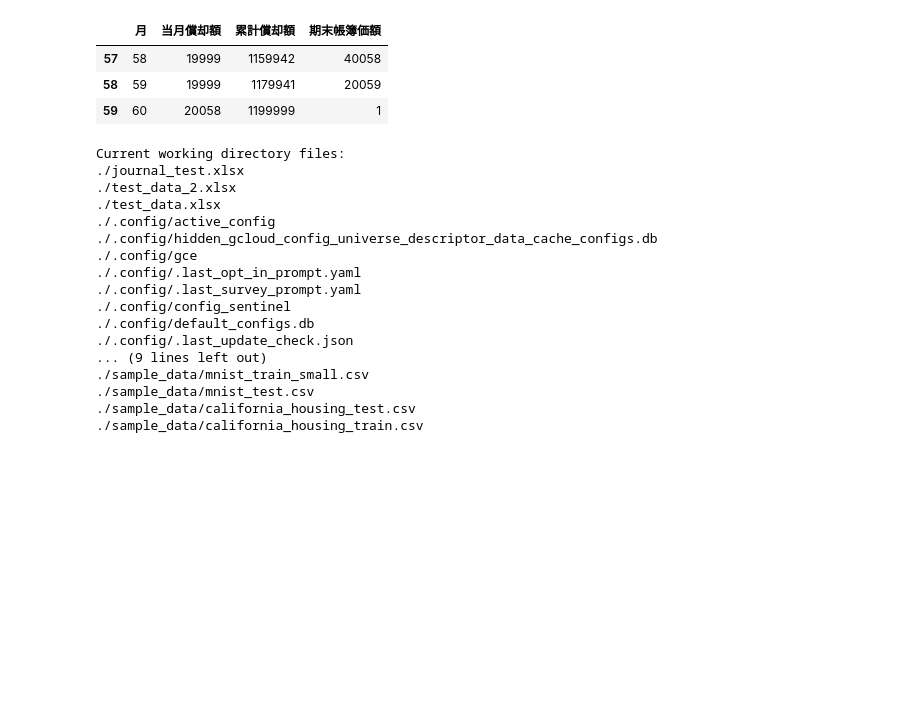
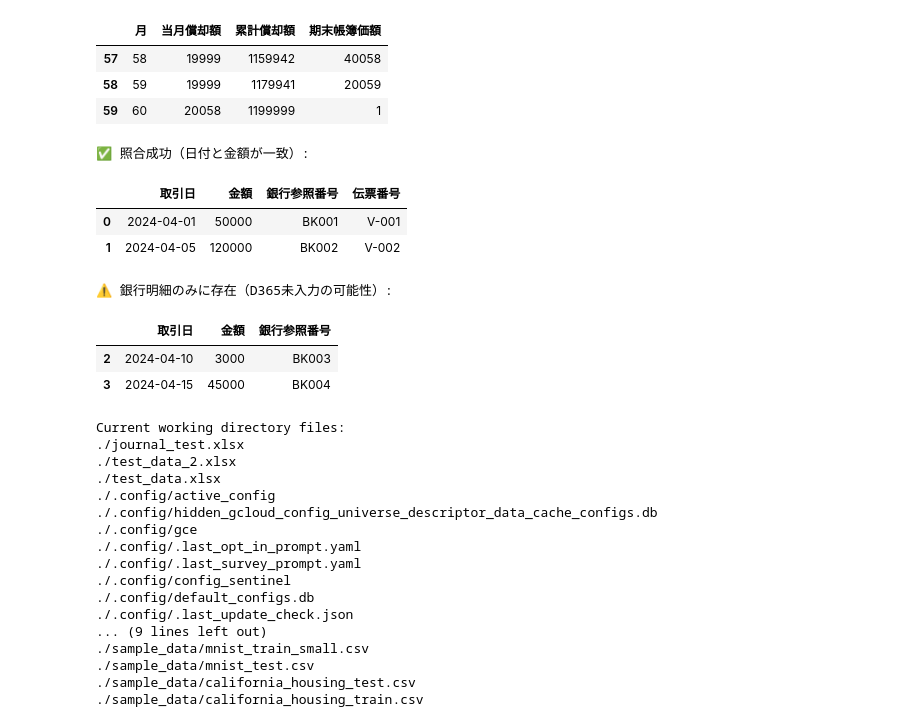
Before and after one commit to Koji-Accounting-Tech/D365-Finance-Data-Validator, a Jupyter notebook: D365_Data_Processing.ipynb, the cells around one changed output. Drawn from its saved outputs; the diff is of its cells as text; code cells hidden in the pictures; blank space fills up the shorter version.

```diff
--- a/D365_Data_Processing.ipynb
+++ b/D365_Data_Processing.ipynb
@@ -152,6 +152,54 @@ display(monthly_df.tail(3))  # 最終月付近
 | 57 | 58 | 19999 | 1159942 | 40058 |
 | 58 | 59 | 19999 | 1179941 | 20059 |
 | 59 | 60 | 20058 | 1199999 | 1 |
+# %%
+import pandas as pd
+
+# 1. 銀行からの明細データ（外部データ）
+bank_statement_data = {
+    '取引日': ['2024-04-01', '2024-04-05', '2024-04-10', '2024-04-15'],
+    '金額': [50000, 120000, 3000, 45000],
+    '銀行参照番号': ['BK001', 'BK002', 'BK003', 'BK004']
+}
+df_bank = pd.DataFrame(bank_statement_data)
+
+# 2. D365上の元帳データ（内部データ）
+# ※4/10の3000円が未入力、逆にD365には20000円の未達仕訳がある想定
+d365_ledger_data = {
+    '仕訳日': ['2024-04-01', '2024-04-05', '2024-04-20'],
+    '金額': [50000, 120000, 20000],
+    '伝票番号': ['V-001', 'V-002', 'V-003']
+}
+df_ledger = pd.DataFrame(d365_ledger_data)
+
+# --- 照合ロジック (Inner Joinを利用) ---
+# 「日付」と「金額」が一致するものを抽出
+matched_df = pd.merge(
+    df_bank,
+    df_ledger,
+    left_on=['取引日', '金額'],
+    right_on=['仕訳日', '金額'],
+    how='inner'
+)
+
+# --- 未照合（不一致）の抽出 ---
+# 銀行にはあるが、D365にないもの
+unmatched_bank = df_bank[~df_bank['銀行参照番号'].isin(matched_df['銀行参照番号'])]
+
+print("✅ 照合成功（日付と金額が一致）:")
+display(matched_df[['取引日', '金額', '銀行参照番号', '伝票番号']])
+
+print("\n⚠️ 銀行明細のみに存在（D365未入力の可能性）:")
+display(unmatched_bank)
+# %% [output]
+✅ 照合成功（日付と金額が一致）:
+|  | 取引日 | 金額 | 銀行参照番号 | 伝票番号 |
+| 0 | 2024-04-01 | 50000 | BK001 | V-001 |
+| 1 | 2024-04-05 | 120000 | BK002 | V-002 |
+⚠️ 銀行明細のみに存在（D365未入力の可能性）:
+|  | 取引日 | 金額 | 銀行参照番号 |
+| 2 | 2024-04-10 | 3000 | BK003 |
+| 3 | 2024-04-15 | 45000 | BK004 |
 # %%
 from google.colab import drive
 drive.mount('/content/drive')
```
